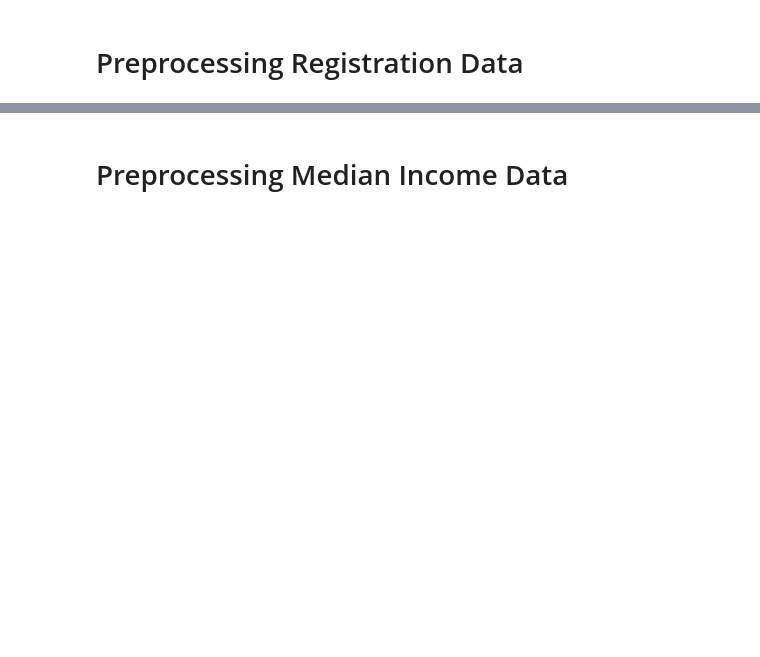
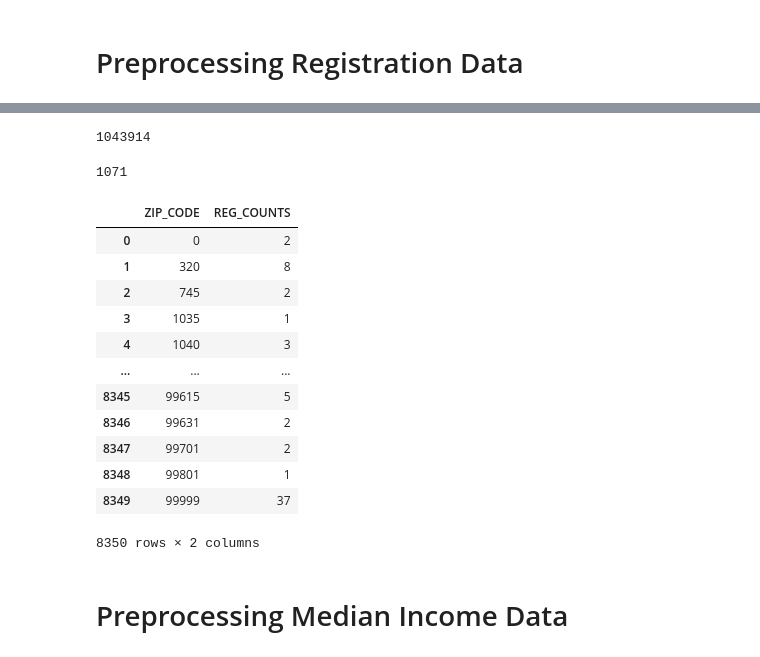
Before and after one commit to jmmadson/data_miners, a Jupyter notebook: visualization/data_miners_preprocessing_CL.ipynb, the cells around one changed output, grey strips where cells are left out. Saved outputs shown, nothing was run; the diff lists cells and outputs as text; code cells hidden in the pictures; blank space fills up the shorter version.

```diff
--- a/visualization/data_miners_preprocessing_CL.ipynb
+++ b/visualization/data_miners_preprocessing_CL.ipynb
@@ -119,0 +152,10 @@ registration_df = pd.concat([mi_df,
+# %%
+# create registration_df and set index as ZIP_CODE
+registration_df = pd.concat([mi_df,
+                             mn_df,
+                             nj_df,
+                             ny_df,
+                             ore_df,
+                             tx_df,
+                             wa_df,
+                             wi_df])
@@ -125,0 +198,28 @@ registration_df
+# %%
+ny_registrations = registration_df.loc[(registration_df['ZIP_CODE'] >= 10001) & (registration_df['ZIP_CODE'] <= 14975)]
+ny_registrations.REG_COUNTS.sum()
+# %% [output]
+1043914
+# %%
+no_registrations = registration_df.loc[(registration_df['ZIP_CODE'] >= 0) & (registration_df['ZIP_CODE'] <= 7000)]
+no_registrations.REG_COUNTS.sum()
+# %% [output]
+1071
+# %%
+# count each level type by zip code
+registration_df = registration_df.groupby(['ZIP_CODE'], as_index=False).sum()
+registration_df
+# %% [output]
+|  | ZIP_CODE | REG_COUNTS |
+| 0 | 0 | 2 |
+| 1 | 320 | 8 |
+| 2 | 745 | 2 |
+| 3 | 1035 | 1 |
+| 4 | 1040 | 3 |
+| ... | ... | ... |
+| 8345 | 99615 | 5 |
+| 8346 | 99631 | 2 |
+| 8347 | 99701 | 2 |
+| 8348 | 99801 | 1 |
+| 8349 | 99999 | 37 |
+8350 rows × 2 columns
```
Also changed, not shown: parts of 37 cells of this notebook, 4 other files.
